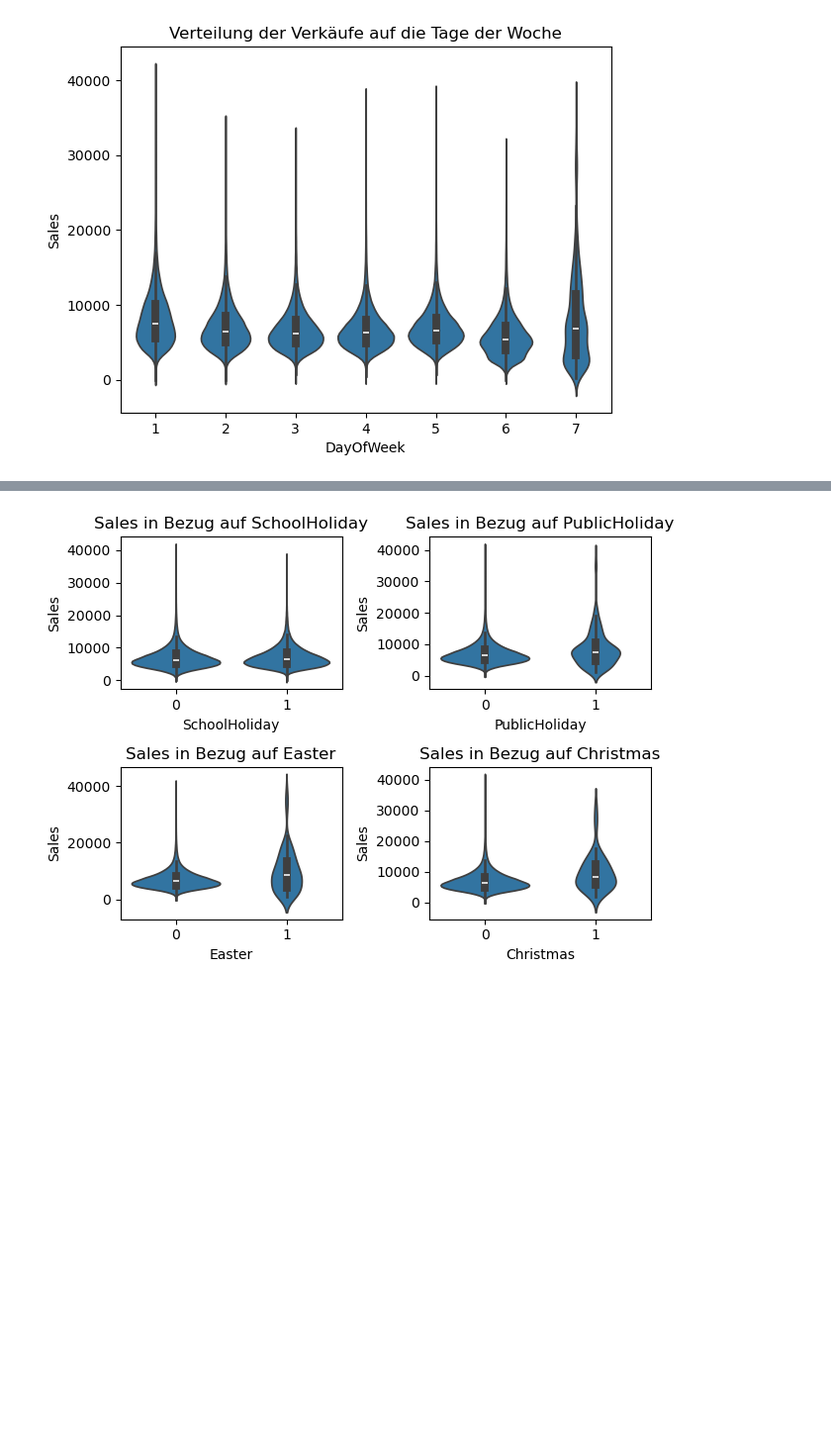
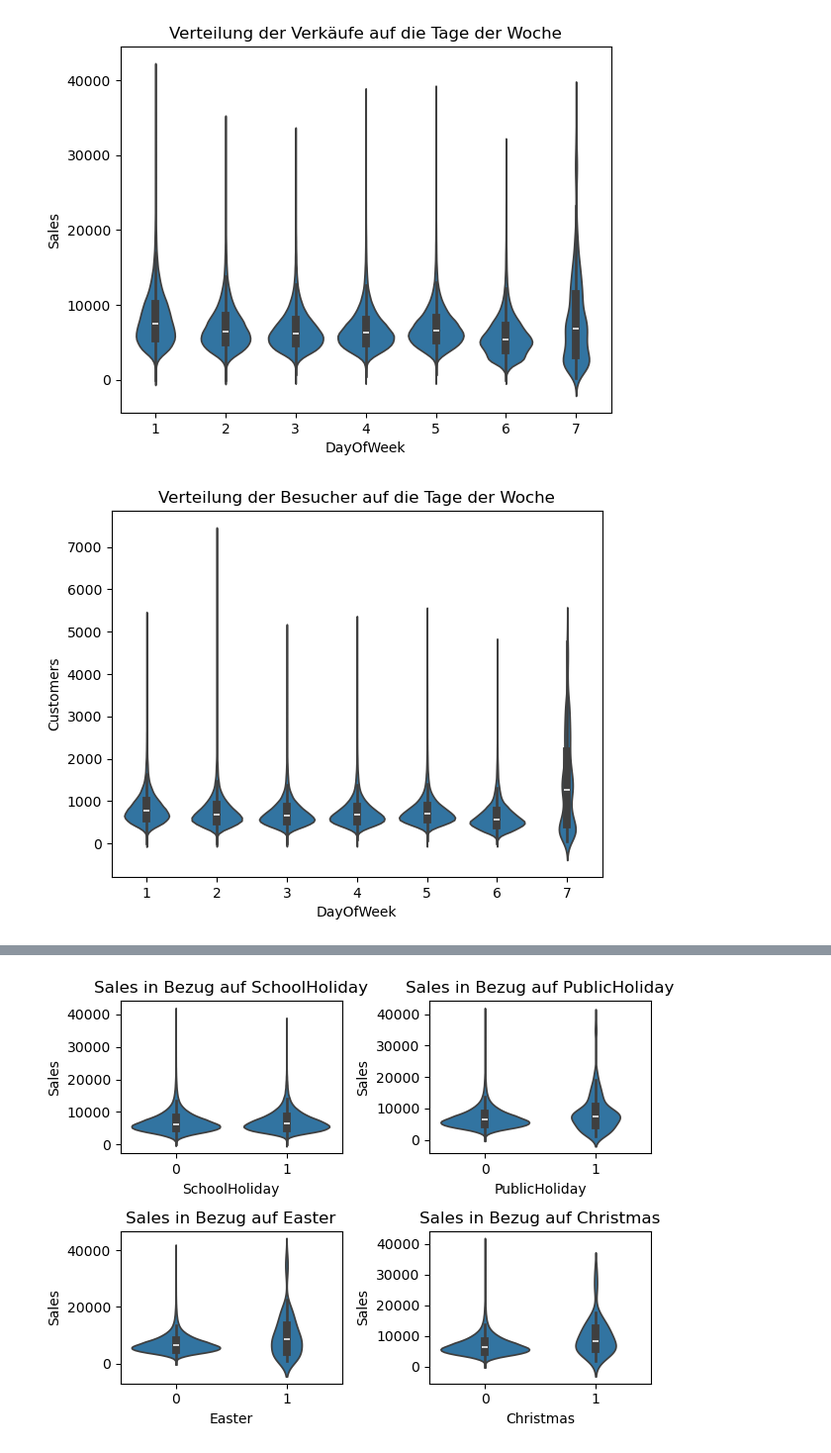
Before and after one commit to xaviermondragon/rossmann, a Jupyter notebook: notebooks/rossmann_1_sales_alone.ipynb, the cells around one changed output, grey strips where cells are left out. Shown: that part at 99% size. Cells and saved outputs as stored; diff of their text form; code cells hidden in the pictures; blank space fills up the shorter version.

```diff
--- a/notebooks/rossmann_1_sales_alone.ipynb
+++ b/notebooks/rossmann_1_sales_alone.ipynb
@@ -176,3 +223,7 @@ Wie erwartet, besteht eine positive Korrelation zwischen diesen beiden Variablen
 sns.violinplot(data=sales_open_df, x='DayOfWeek', y='Sales').set(title="Verteilung der Verkäufe auf die Tage der Woche");
 # %% [output]
 [figure]
+# %%
+sns.violinplot(data=sales_open_df, x='DayOfWeek', y='Customers').set(title="Verteilung der Besucher auf die Tage der Woche");
+# %% [output]
+[figure, added]
```
Also changed, not shown: parts of 16 cells of this notebook, 2 other files.
